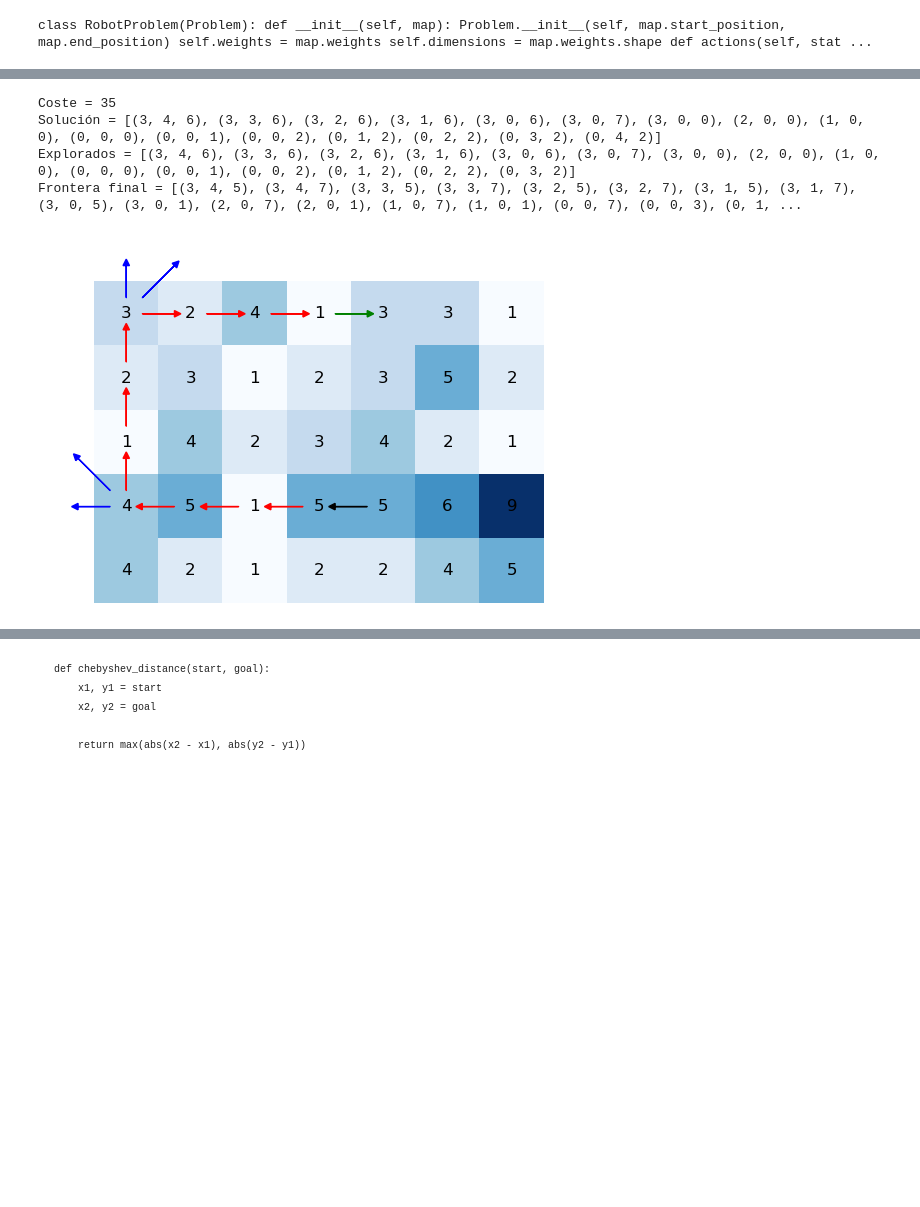
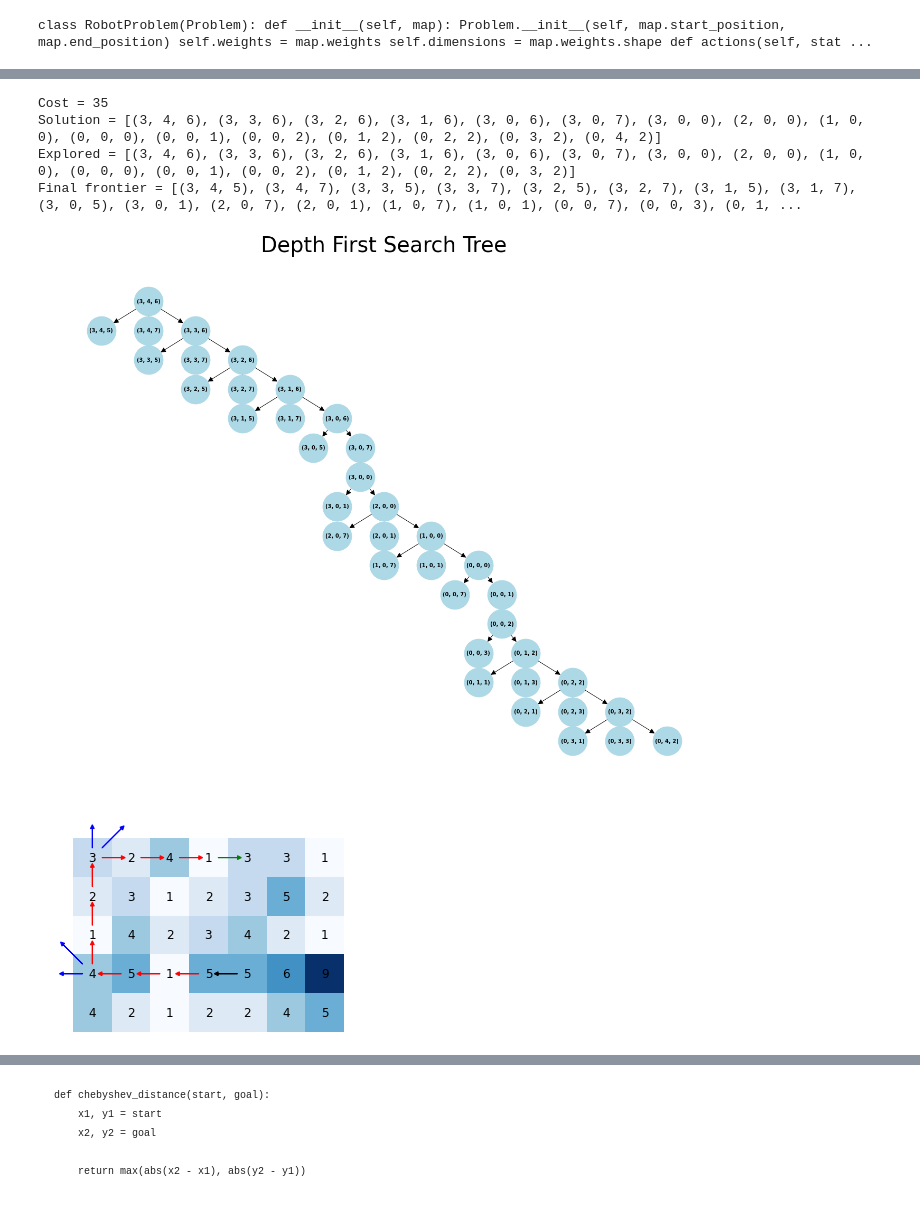
Before and after one commit to markel3/AIF_USC, a Jupyter notebook: robot_search.ipynb, the cells around one changed output, grey strips where cells are left out. Saved outputs shown, nothing was run; the diff lists cells and outputs as text; code cells hidden in the pictures; blank space fills up the shorter version.

```diff
--- a/robot_search.ipynb
+++ b/robot_search.ipynb
@@ -103,20 +109,22 @@ Frontera final = [(0, 3, 7), (0, 3, 5), (1, 3, 3), (1, 3, 5), (2, 3, 3), (2, 3,
 # %%
-final_node, explored, frontier = depth_first_graph_search(robot_problem_2)
+final_node, explored, frontier, parent_map = depth_first_graph_search(robot_problem_2)
 cost = final_node.path_cost
 frontier = [frontier[i].state for i in range(len(frontier))]
-print(f'Coste = ' + str(cost))
+print(f'Cost = ' + str(cost))
 solution = final_node.solution()
 solution.insert(0, map2.start_position)
-print(f'Solución = ' + str(solution))
-print(f'Explorados = ' + str(explored))
-print(f'Frontera final = ' + str(frontier))
+print(f'Solution = ' + str(solution))
+print(f'Explored = ' + str(explored))
+print(f'Final frontier = ' + str(frontier))
+visualize_tree(parent_map, "Depth First Search Tree")
 map2.draw_solution(solution)
 # %% [output]
-Coste = 35
-Solución = [(3, 4, 6), (3, 3, 6), (3, 2, 6), (3, 1, 6), (3, 0, 6), (3, 0, 7), (3, 0, 0), (2, 0, 0), (1, 0, 0), (0, 0, 0), (0, 0, 1), (0, 0, 2), (0, 1, 2), (0, 2, 2), (0, 3, 2), (0, 4, 2)]
-Explorados = [(3, 4, 6), (3, 3, 6), (3, 2, 6), (3, 1, 6), (3, 0, 6), (3, 0, 7), (3, 0, 0), (2, 0, 0), (1, 0, 0), (0, 0, 0), (0, 0, 1), (0, 0, 2), (0, 1, 2), (0, 2, 2), (0, 3, 2)]
-Frontera final = [(3, 4, 5), (3, 4, 7), (3, 3, 5), (3, 3, 7), (3, 2, 5), (3, 2, 7), (3, 1, 5), (3, 1, 7), (3, 0, 5), (3, 0, 1), (2, 0, 7), (2, 0, 1), (1, 0, 7), (1, 0, 1), (0, 0, 7), (0, 0, 3), (0, 1, ...
+Cost = 35
+Solution = [(3, 4, 6), (3, 3, 6), (3, 2, 6), (3, 1, 6), (3, 0, 6), (3, 0, 7), (3, 0, 0), (2, 0, 0), (1, 0, 0), (0, 0, 0), (0, 0, 1), (0, 0, 2), (0, 1, 2), (0, 2, 2), (0, 3, 2), (0, 4, 2)]
+Explored = [(3, 4, 6), (3, 3, 6), (3, 2, 6), (3, 1, 6), (3, 0, 6), (3, 0, 7), (3, 0, 0), (2, 0, 0), (1, 0, 0), (0, 0, 0), (0, 0, 1), (0, 0, 2), (0, 1, 2), (0, 2, 2), (0, 3, 2)]
+Final frontier = [(3, 4, 5), (3, 4, 7), (3, 3, 5), (3, 3, 7), (3, 2, 5), (3, 2, 7), (3, 1, 5), (3, 1, 7), (3, 0, 5), (3, 0, 1), (2, 0, 7), (2, 0, 1), (1, 0, 7), (1, 0, 1), (0, 0, 7), (0, 0, 3), (0, 1, ...
-[figure, old version]
+[figure, new version]
+[figure, added]
 # %%
 print_source(best_first_graph_search)
 print_source(astar_search)
```
Also changed, not shown: parts of 12 cells of this notebook, 1 other file.
